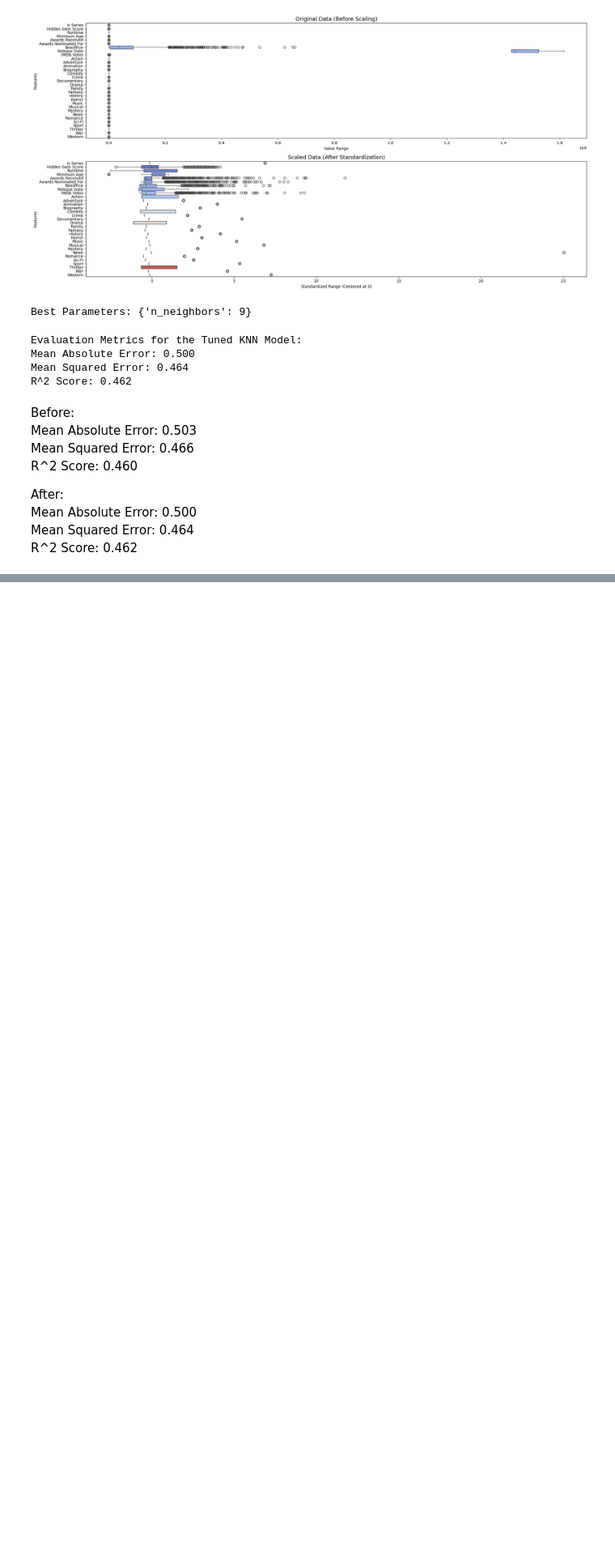
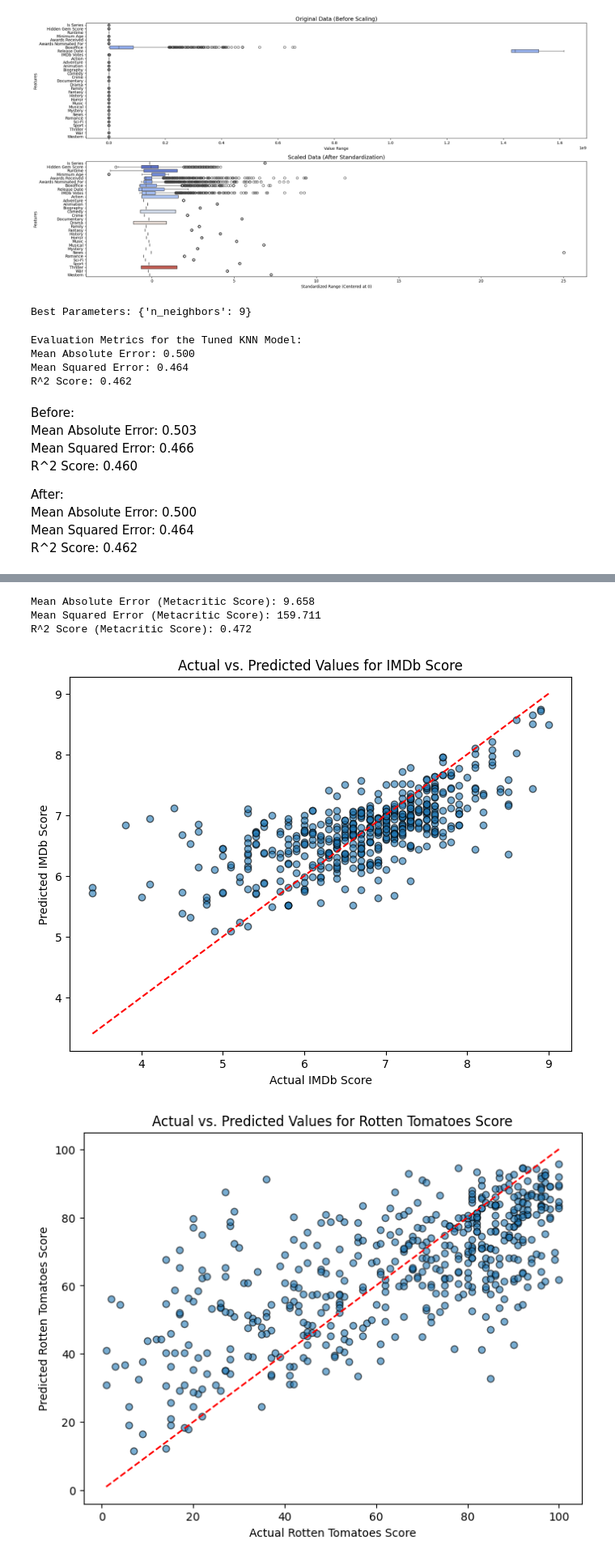
Before and after one commit to Stefan456789/dsai-project, a Jupyter notebook: ML/KNN.ipynb, the cells around one changed output, grey strips where cells are left out. Shown at 81% size. Cells and saved outputs as stored; diff of their text form; code cells hidden in the pictures; blank space fills up the shorter version.

Commit message:
add RT and MC Scores

```diff
--- a/ML/KNN.ipynb
+++ b/ML/KNN.ipynb
@@ -150,0 +180,62 @@ plt.show()
+# %%
+# Define the target column for Metacritic Score
+target_column_mc = 'Metacritic Score'
+
+# Separate the features and target variable for Metacritic Score
+X_mc = df[feature_columns]
+y_mc = df[target_column_mc]
+
+# Split the data into training and testing sets
+X_train_mc, X_test_mc, y_train_mc, y_test_mc = train_test_split(X_mc, y_mc, test_size=0.2, random_state=42)
+
+# Standardize the feature data
+scaler_mc = StandardScaler()
+X_train_scaled_mc = scaler_mc.fit_transform(X_train_mc)
+X_test_scaled_mc = scaler_mc.transform(X_test_mc)
+
+# Create and train the KNN model for Metacritic Score
+knn_model_mc = KNeighborsRegressor(n_neighbors=5)  # Default to 5 neighbors
+knn_model_mc.fit(X_train_scaled_mc, y_train_mc)
+
+# Make predictions
+y_pred_mc = knn_model_mc.predict(X_test_scaled_mc)
+
+# Evaluate the model
+mae_mc = mean_absolute_error(y_test_mc, y_pred_mc)
+mse_mc = mean_squared_error(y_test_mc, y_pred_mc)
+r2_mc = r2_score(y_test_mc, y_pred_mc)
+
+# Print evaluation metrics
+print(f"Mean Absolute Error (Metacritic Score): {mae_mc:.3f}")
+print(f"Mean Squared Error (Metacritic Score): {mse_mc:.3f}")
+print(f"R^2 Score (Metacritic Score): {r2_mc:.3f}")
+# %% [output]
+Mean Absolute Error (Metacritic Score): 9.658
+Mean Squared Error (Metacritic Score): 159.711
+R^2 Score (Metacritic Score): 0.472
+# %%
+plt.figure(figsize=(8, 6))
+plt.scatter(y_test, y_pred_tuned, alpha=0.6, edgecolor='k')
+plt.plot([min(y_test), max(y_test)], [min(y_test), max(y_test)], color='red', linestyle='--')
+plt.xlabel('Actual IMDb Score')
+plt.ylabel('Predicted IMDb Score')
+plt.title('Actual vs. Predicted Values for IMDb Score')
+plt.show()
+
+plt.figure(figsize=(8, 6))
+plt.scatter(y_test_rt, y_pred_rt, alpha=0.6, edgecolor='k')
+plt.plot([min(y_test_rt), max(y_test_rt)], [min(y_test_rt), max(y_test_rt)], color='red', linestyle='--')
+plt.xlabel('Actual Rotten Tomatoes Score')
+plt.ylabel('Predicted Rotten Tomatoes Score')
+plt.title('Actual vs. Predicted Values for Rotten Tomatoes Score')
+plt.show()
+
+plt.scatter(y_test_mc, y_pred_mc, alpha=0.6, edgecolor='k')
+plt.plot([min(y_test_mc), max(y_test_mc)], [min(y_test_mc), max(y_test_mc)], color='red', linestyle='--')
+plt.xlabel('Actual Metacritic Score')
+plt.ylabel('Predicted Metacritic Score')
+plt.title('Actual vs. Predicted Values for Metacritic Score')
+plt.show()
+# %% [output]
+[figure, added]
+[figure, added]
```
Also changed, not shown: parts of 6 cells of this notebook.
